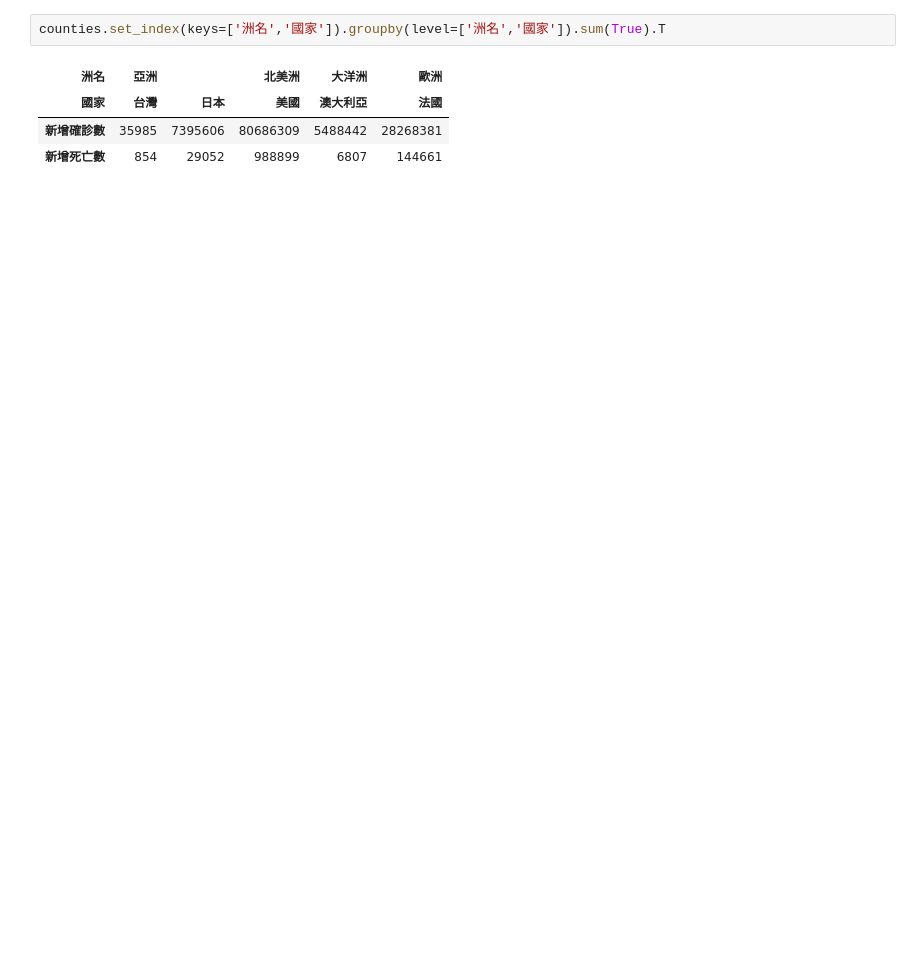
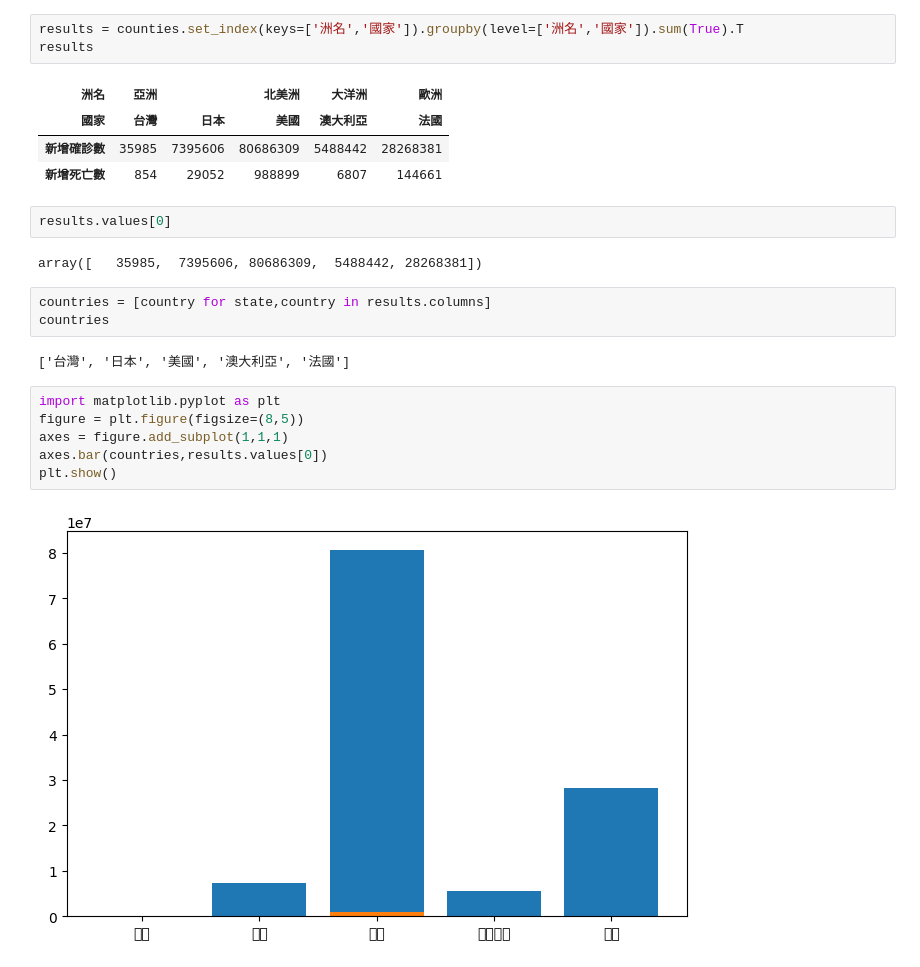
Before and after one commit to roberthsu2003/python, a Jupyter notebook: 上課用目錄/python813/lesson8_3.ipynb, the cells around one changed output. Drawn from its saved outputs; the diff is of its cells as text; blank space fills up the shorter version.

```diff
--- a/上課用目錄/python813/lesson8_3.ipynb
+++ b/上課用目錄/python813/lesson8_3.ipynb
@@ -84,9 +84,27 @@ counties
 | 170272 | 北美洲 | 美國 | 2022-04-18 | 54009 | 281 |
 4090 rows × 5 columns
 # %%
-counties.set_index(keys=['洲名','國家']).groupby(level=['洲名','國家']).sum(True).T
+results = counties.set_index(keys=['洲名','國家']).groupby(level=['洲名','國家']).sum(True).T
+results
 # %% [output]
 | 洲名 | 亞洲 |  | 北美洲 | 大洋洲 | 歐洲 |
 | 國家 | 台灣 | 日本 | 美國 | 澳大利亞 | 法國 |
 | 新增確診數 | 35985 | 7395606 | 80686309 | 5488442 | 28268381 |
 | 新增死亡數 | 854 | 29052 | 988899 | 6807 | 144661 |
+# %%
+results.values[0]
+# %% [output]
+array([   35985,  7395606, 80686309,  5488442, 28268381])
+# %%
+countries = [country for state,country in results.columns]
+countries
+# %% [output]
+['台灣', '日本', '美國', '澳大利亞', '法國']
+# %%
+import matplotlib.pyplot as plt
+figure = plt.figure(figsize=(8,5))
+axes = figure.add_subplot(1,1,1)
+axes.bar(countries,results.values[0])
+plt.show()
+# %% [output]
+[figure, added]
```
Also changed, not shown: 1 other file.
